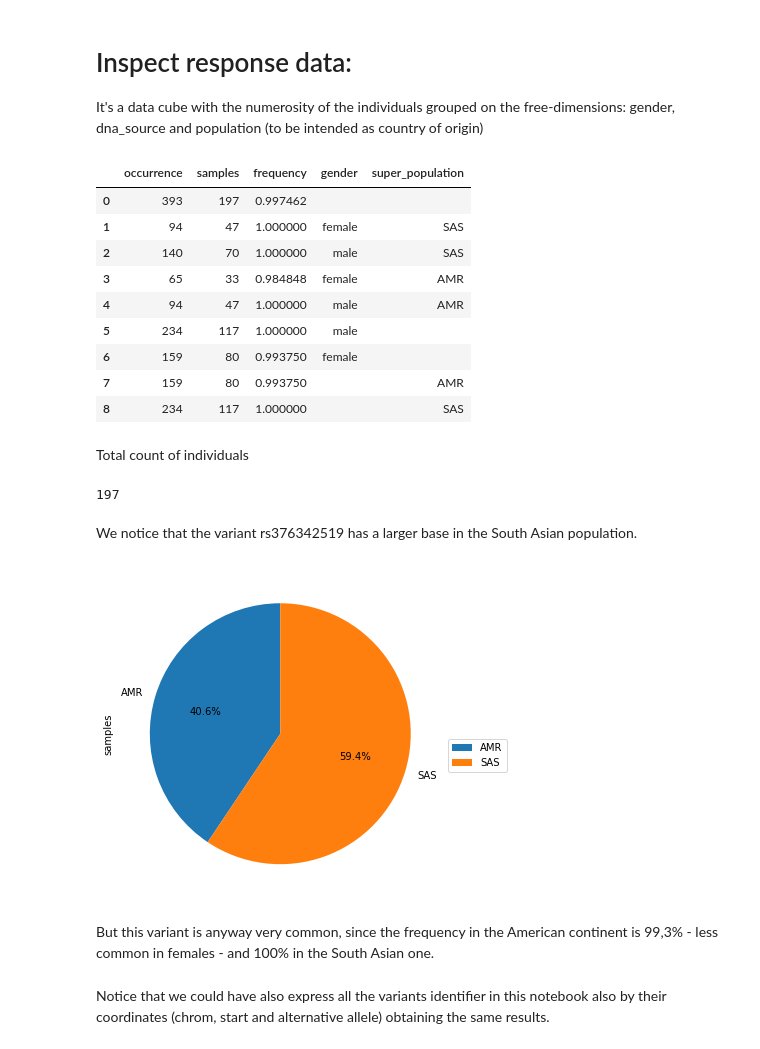
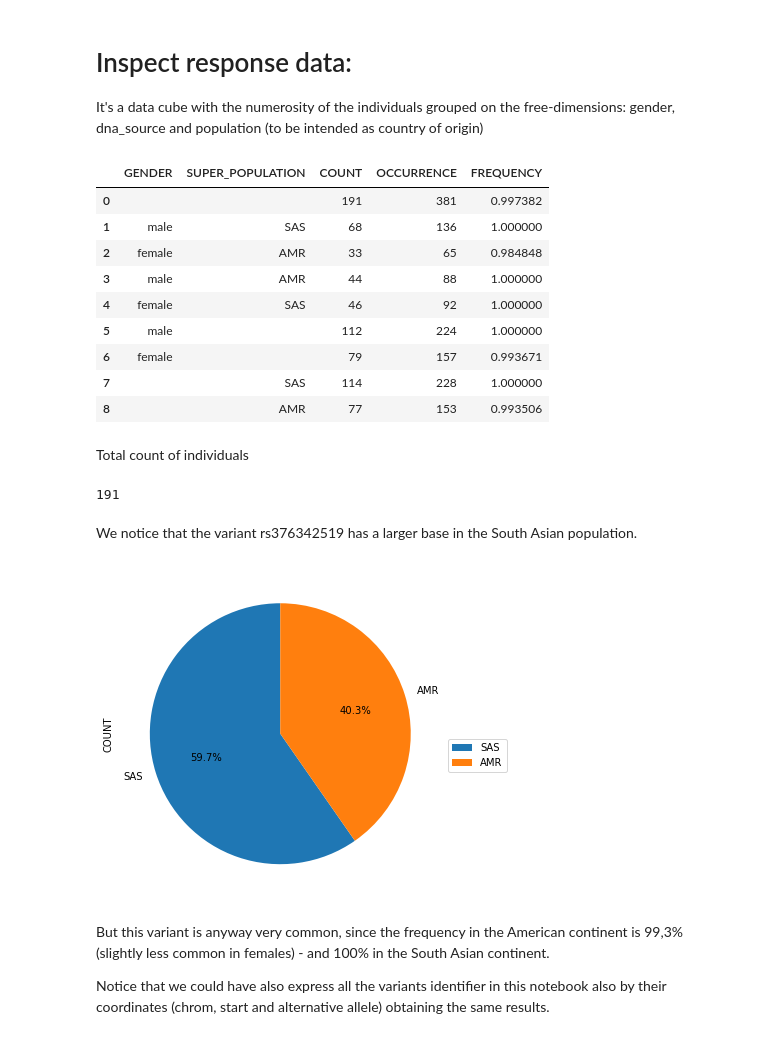
Before and after one commit to DEIB-GECO/VarSum, a Jupyter notebook: demo/variant_distribution.ipynb, the cells around one changed output. Cells and saved outputs as stored; diff of their text form; code cells hidden in the pictures.

Commit message:
Update demos for endpoints donor_distribution and variant_distribution

```diff
--- a/demo/variant_distribution.ipynb
+++ b/demo/variant_distribution.ipynb
@@ -5,13 +9,15 @@ This time, we are going to select all the individuals originating from the Ameri
 # %%
 import json
-param = \
-{'meta': {
-    'super_population': ['AMR', 'SAS'],
-    'assembly': 'hg19'
+param = {
+    'distribute_by': ['gender', 'super_population'],
+    'meta': {
+        'super_population': ['AMR', 'SAS'],
+        'assembly': 'hg19'
     },
- 'variants': {
-     'on_diff_chrom_copy': [{'id': 'rs367896724'}, {'id': 'rs555500075'}]
- }
+    'variants': {
+        'on_diff_chrom_copy': [{'id': 'rs367896724'}, {'id': 'rs555500075'}]
+    },
+    'target_variant': {'id': 'rs376342519'}
 }
 body = json.dumps(param)
 print(body)
@@ -29,7 +28,7 @@ POST the endpoint \variant_distribution with the prepared JSON parameter and que
 # %%
 import requests
 
-r = requests.post('http://127.0.0.1:5000/variant_distribution', json=param, params=query_param)
+r = requests.post('http://127.0.0.1:5000/variant_distribution', json=param)
 print(' response status code: {}'.format(r.status_code))
 response_body = r.json()
 # %% [output]
@@ -48,43 +47,43 @@ df.fillna(value='', inplace=True)
 
 df
 # %% [output]
-|  | occurrence | samples | frequency | gender | super_population |
-| 0 | 393 | 197 | 0.997462 |  |  |
-| 1 | 94 | 47 | 1.000000 | female | SAS |
-| 2 | 140 | 70 | 1.000000 | male | SAS |
-| 3 | 65 | 33 | 0.984848 | female | AMR |
-| 4 | 94 | 47 | 1.000000 | male | AMR |
-| 5 | 234 | 117 | 1.000000 | male |  |
-| 6 | 159 | 80 | 0.993750 | female |  |
-| 7 | 159 | 80 | 0.993750 |  | AMR |
-| 8 | 234 | 117 | 1.000000 |  | SAS |
+|  | GENDER | SUPER_POPULATION | COUNT | OCCURRENCE | FREQUENCY |
+| 0 |  |  | 191 | 381 | 0.997382 |
+| 1 | male | SAS | 68 | 136 | 1.000000 |
+| 2 | female | AMR | 33 | 65 | 0.984848 |
+| 3 | male | AMR | 44 | 88 | 1.000000 |
+| 4 | female | SAS | 46 | 92 | 1.000000 |
+| 5 | male |  | 112 | 224 | 1.000000 |
+| 6 | female |  | 79 | 157 | 0.993671 |
+| 7 |  | SAS | 114 | 228 | 1.000000 |
+| 8 |  | AMR | 77 | 153 | 0.993506 |
 # %% [markdown]
 Total count of individuals
 # %%
-total = df.query('super_population == "" & gender == ""')['samples'].iloc[0]
+total = df.query('SUPER_POPULATION == "" & GENDER == ""')['COUNT'].iloc[0]
 print(total)
 # %% [output]
-197
+191
 # %% [markdown]
 We notice that the variant rs376342519 has a larger base in the South Asian population.
 # %%
 # prepare data frame
-df1 = df.drop(df.query('gender != "" | super_population == ""').index)
-df1.drop(['frequency', 'gender', 'occurrence'], inplace=True, axis=1)
+df1 = df.drop(df.query('GENDER != "" | SUPER_POPULATION == ""').index)
+df1.drop(['FREQUENCY', 'GENDER', 'OCCURRENCE'], inplace=True, axis=1)
 df1
 pie = df1.plot(
     kind='pie',
-    y='samples',
-    labels=df1['super_population'].tolist(),
+    y='COUNT',
+    labels=df1['SUPER_POPULATION'].tolist(),
     figsize=(6, 6),
     startangle=90,
     autopct='%1.1f%%'
 )
 plt.legend(bbox_to_anchor=(1.0, 0.5))
 plt.show()
 # %% [output]
-[figure, old version]
+[figure, new version]
 # %% [markdown]
-But this variant is anyway very common, since the frequency in the American continent is 99,3% - less common in females - and 100% in the South Asian one.
+But this variant is anyway very common, since the frequency in the American continent is 99,3% (slightly less common in females) - and 100% in the South Asian continent.
+
+Notice that we could have also express all the variants identifier in this notebook also by their coordinates (chrom, start and alternative allele) obtaining the same results.
-# %% [markdown]
-Notice that we could have also express all the variants identifier in this notebook also by their coordinates (chrom, start and alternative allele) obtaining the same results.
```
Also changed, not shown: parts of 7 cells of this notebook, 4 other files.
